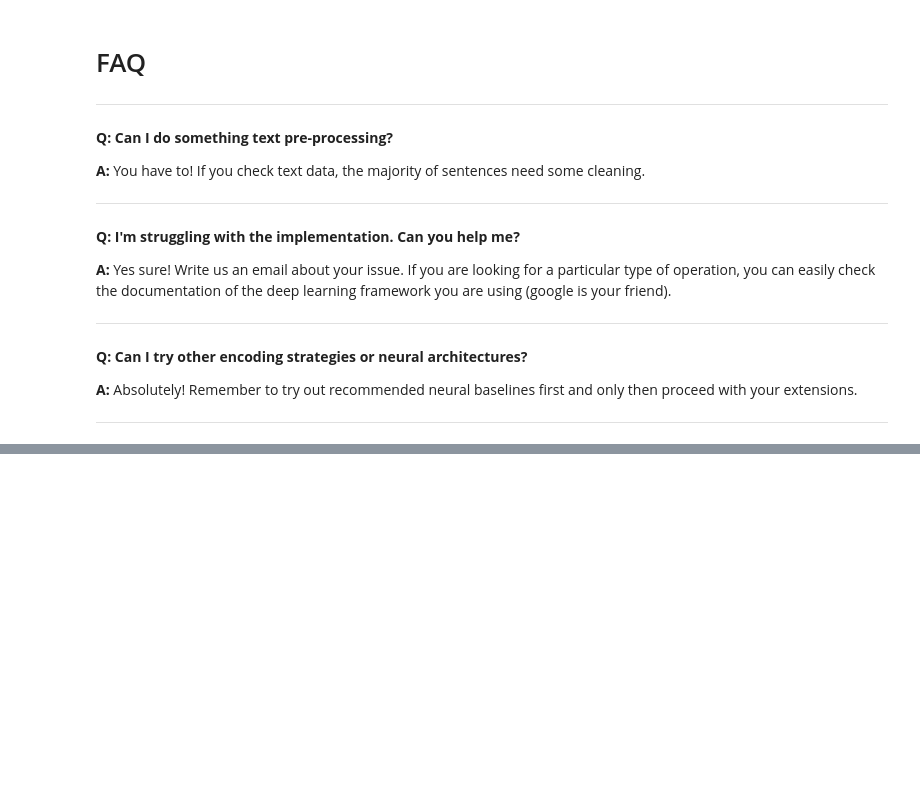
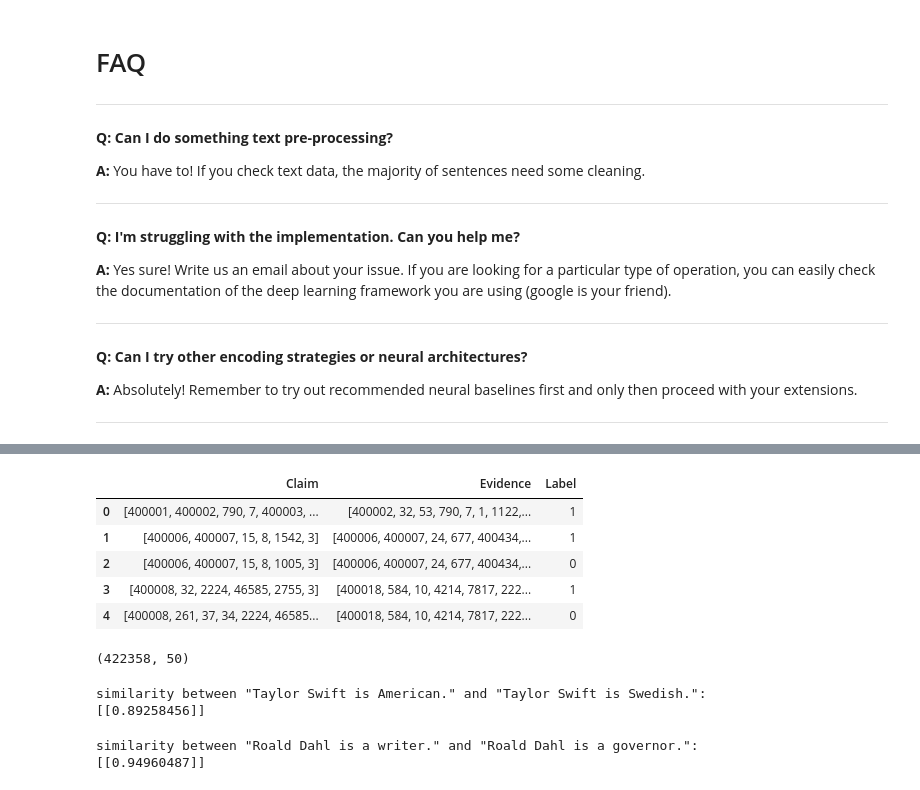
Before and after one commit to pptr3/nlp-assignments, a Jupyter notebook: assignment4/davide/Assignment_4.ipynb, the cells around one changed output, grey strips where cells are left out. Cells and saved outputs as stored; diff of their text form; code cells hidden in the pictures; blank space fills up the shorter version.

Commit message:
add sentence embedder w/ examples

```diff
--- a/assignment4/davide/Assignment_4.ipynb
+++ b/assignment4/davide/Assignment_4.ipynb
@@ -346,0 +447,38 @@ Don't forget that your feedback is very important! Your suggestions help us impr
+# %%
+# build vocab
+def build_vocab_from_df(df) :
+  ret = []
+  for col in ["Claim", "Evidence"] :
+    for r in df[col] :
+      ret += r
+  return ret
+
+vocab = list(glove.vocab.keys())                                    # glove vocab
+vocab += build_vocab_from_df(tok_train_df)   # add unique terms from claims
+# remove duplicates between glove vocab and dataset vocab while preserving order
+vocab = list(dict.fromkeys(vocab))
+# %%
+# build word -> int encoding
+word_to_idx = dict(zip(vocab, range(1, len(vocab)+1))) # start from 1 to reserve 0 to padding
+# %%
+def encode_sent(sent, word_to_idx=word_to_idx) :
+  return [word_to_idx[w] for w in sent]
+
+def encode_df(tok_df, word_to_idx) :
+  enc_df = pd.DataFrame(columns=["Claim", "Evidence", "Label"])
+  for col in ["Claim", "Evidence"] :
+    enc_df[col] = tok_df[col].apply(lambda s: encode_sent(s, word_to_idx))
+  enc_df["Label"] = tok_df["Label"].apply(lambda x: 1 if x=="SUPPORTS" else 0)
+  return enc_df
+# %%
+# encode dataset
+enc_train_df = encode_df(tok_train_df, word_to_idx)
+# %%
+enc_train_df.head()
+# %% [output]
+|  | Claim | Evidence | Label |
+| 0 | [400001, 400002, 790, 7, 400003, ... | [400002, 32, 53, 790, 7, 1, 1122,... | 1 |
+| 1 | [400006, 400007, 15, 8, 1542, 3] | [400006, 400007, 24, 677, 400434,... | 1 |
+| 2 | [400006, 400007, 15, 8, 1005, 3] | [400006, 400007, 24, 677, 400434,... | 0 |
+| 3 | [400008, 32, 2224, 46585, 2755, 3] | [400018, 584, 10, 4214, 7817, 222... | 1 |
+| 4 | [400008, 261, 37, 34, 2224, 46585... | [400018, 584, 10, 4214, 7817, 222... | 0 |
@@ -346,0 +494,5 @@ Don't forget that your feedback is very important! Your suggestions help us impr
+# %%
+embedding_matrix = build_embedding_matrix(vocab, glove, 50)
+embedding_matrix.shape
+# %% [output]
+(422358, 50)
@@ -346,0 +532,25 @@ Don't forget that your feedback is very important! Your suggestions help us impr
+# %%
+# Example 1
+id1 = 7612
+id2 = 78061
+v1 = sent_emb(pad_sequences(enc_train_df['Claim'], padding='post')[id1].reshape(1, -1))
+v2 = sent_emb(pad_sequences(enc_train_df['Claim'], padding='post')[id2].reshape(1, -1))
+sim = cosine_similarity(v1, v2)
+print(f'similarity between \"{train_df["Claim"][id1]}\" and \"{train_df["Claim"][id2]}\":')
+print(sim)
+# %% [output]
+similarity between "Taylor Swift is American." and "Taylor Swift is Swedish.":
+[[0.89258456]]
+# %%
+# Example 2
+id1 = 1
+id2 = 2
+v1 = sent_emb(pad_sequences(enc_train_df['Claim'], padding='post')[id1].reshape(1, -1))
+v2 = sent_emb(pad_sequences(enc_train_df['Claim'], padding='post')[id2].reshape(1, -1))
+sim = cosine_similarity(v1, v2)
+print(f'similarity between \"{train_df["Claim"][id1]}\" and \"{train_df["Claim"][id2]}\":')
+print(sim)
+#embedding_layer(pad_sequences(enc_train_df['Claim'], padding='post')[0].reshape(1, -1)).shape
+# %% [output]
+similarity between "Roald Dahl is a writer." and "Roald Dahl is a governor.":
+[[0.94960487]]
```
Also changed, not shown: parts of 25 cells of this notebook.
